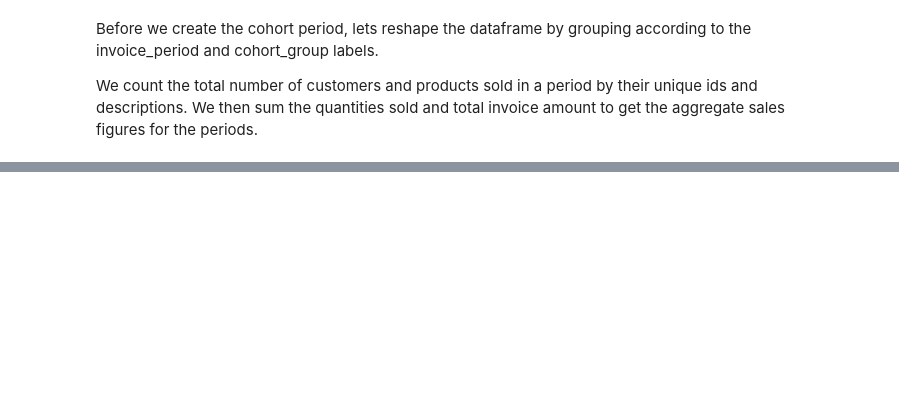
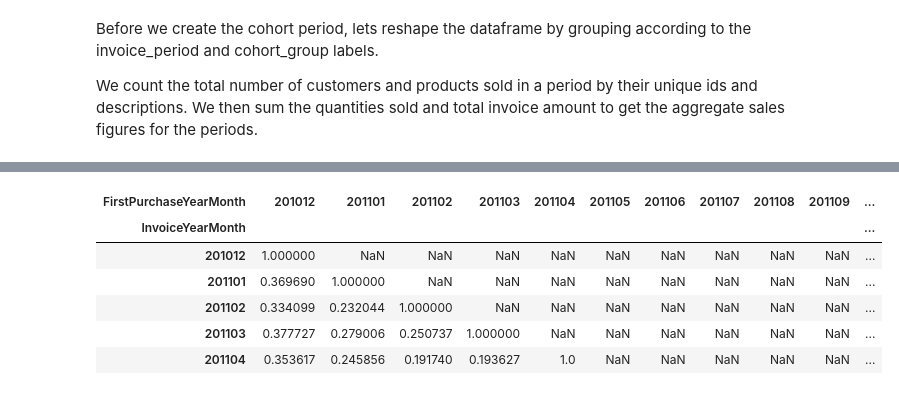
Before and after one commit to subhasisj/python-projects, a Jupyter notebook: Machine Learning Projects/Data Driven Growth/Customers.ipynb, the cells around one changed output, grey strips where cells are left out. Cells and saved outputs as stored; diff of their text form; code cells hidden in the pictures; blank space fills up the shorter version.

```diff
--- a/Machine Learning Projects/Data Driven Growth/Customers.ipynb
+++ b/Machine Learning Projects/Data Driven Growth/Customers.ipynb
@@ -619,0 +659,11 @@ cohorts.head()
+# %%
+user_retentions = (cohorts['total_customers'].unstack('FirstPurchaseYearMonth')).divide(cohorts_size , axis = 1 )
+user_retentions.head()
+# %% [output]
+| FirstPurchaseYearMonth | 201012 | 201101 | 201102 | 201103 | 201104 | 201105 | 201106 | 201107 | 201108 | 201109 | ... |
+| InvoiceYearMonth |  |  |  |  |  |  |  |  |  |  | ... |
+| 201012 | 1.000000 | NaN | NaN | NaN | NaN | NaN | NaN | NaN | NaN | NaN | ... |
+| 201101 | 0.369690 | 1.000000 | NaN | NaN | NaN | NaN | NaN | NaN | NaN | NaN | ... |
+| 201102 | 0.334099 | 0.232044 | 1.000000 | NaN | NaN | NaN | NaN | NaN | NaN | NaN | ... |
+| 201103 | 0.377727 | 0.279006 | 0.250737 | 1.000000 | NaN | NaN | NaN | NaN | NaN | NaN | ... |
+| 201104 | 0.353617 | 0.245856 | 0.191740 | 0.193627 | 1.0 | NaN | NaN | NaN | NaN | NaN | ... |
```
Also changed, not shown: parts of 13 cells of this notebook.
